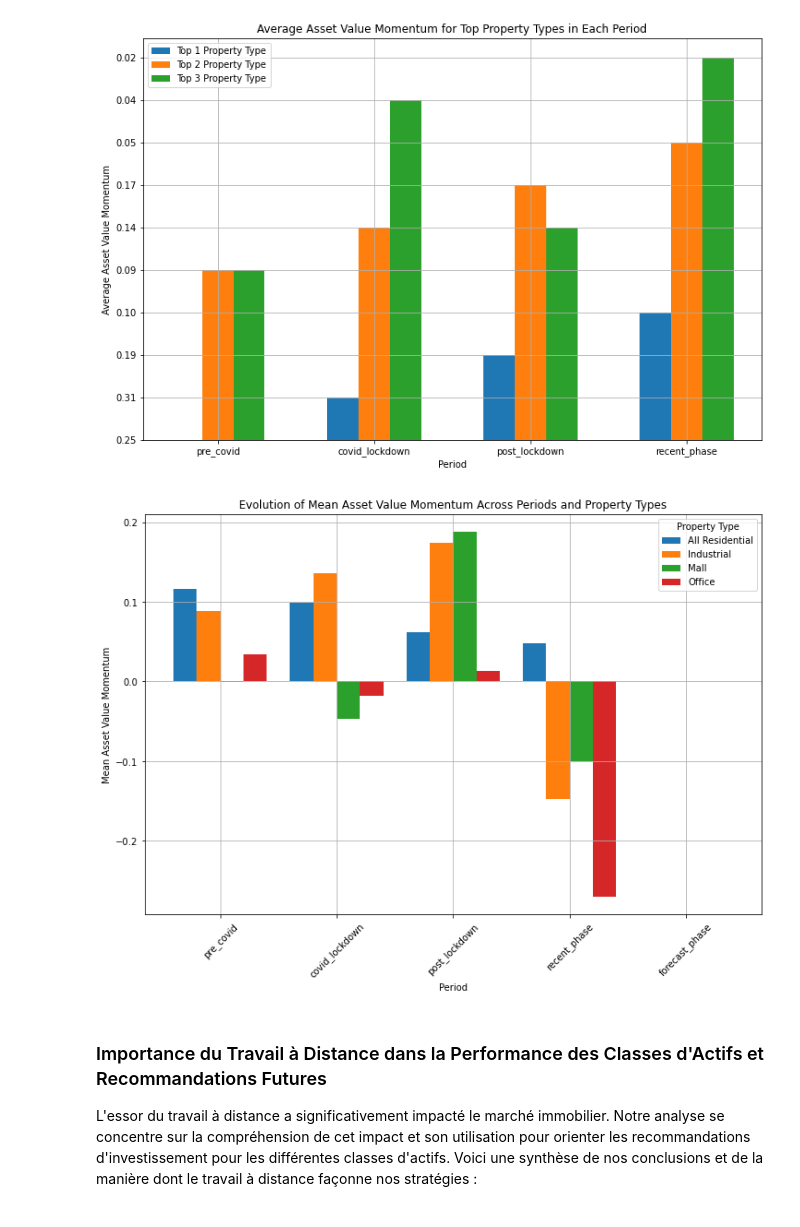
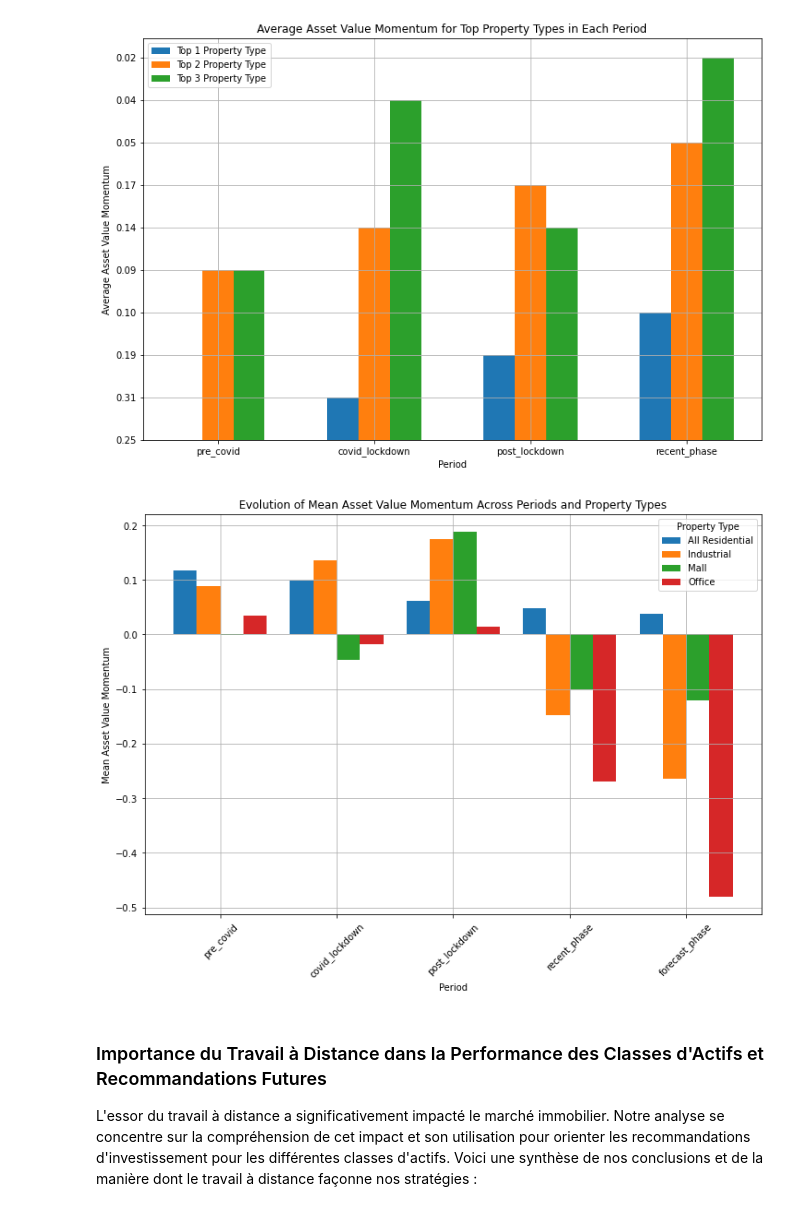
Before and after one commit to madysemega/JYM_I3C, a Jupyter notebook: analysis_and_recommendations.ipynb, the cells around one changed output. Saved outputs shown, nothing was run; the diff lists cells and outputs as text; code cells hidden in the pictures.

```diff
--- a/analysis_and_recommendations.ipynb
+++ b/analysis_and_recommendations.ipynb
@@ -1226,7 +1226,7 @@ L'analyse finalisée offrira une vue clairvoyante sur l'impact du travail à dis
 import pandas as pd
 
 # Loading the data
-housing_data = HousingData('housing')
+housing_data = HousingData('/home/ubuntu/JYM_I3C/data/raw/housing')
 all_data = housing_data.load_cleansed_data()
 
 # Define the date ranges for the different periods
@@ -1544,7 +1544,7 @@ date_ranges = {
     "covid_lockdown": ("2020-03-01", "2021-12-31"),
     "post_lockdown": ("2022-01-01", "2022-12-31"),
     "recent_phase": ("2023-01-01", "2023-08-31"),
-    "forecate_phase": ("2023-09-30", "2025-12-31"),
+    "forecast_phase": ("2023-09-30", "2025-12-31"),
 }
 
 # Function to segment the data according to the defined periods
@@ -1577,34 +1577,34 @@ def calculate_mean_momentum(segmented_data, property_types):
             else:
                 property_data = data[data['Property_Type'] == property_type]
 
             mean_momentum_value = property_data['asset_value_momentum'].mean()
             period_data = period_data.append({'Period': period, 'Property Type': property_type,
                                               'Mean Asset Value Momentum': mean_momentum_value}, ignore_index=True)
 
         mean_momentum = pd.concat([mean_momentum, period_data])
     return mean_momentum
 
 # Define property types to analyze, including 'All Residential'
 property_types = ['Mall', 'Office', 'Industrial', 'All Residential']
 
 # Calculate mean asset value momentum for each period and property type
 mean_momentum_data = calculate_mean_momentum(segmented_data, property_types)
 
 # Pivot the data for plotting
 pivot_data = mean_momentum_data.pivot(index='Period', columns='Property Type', values='Mean Asset Value Momentum').reindex(['pre_covid', 'covid_lockdown', 'post_lockdown', 'recent_phase', 'forecast_phase'])
 
 # Plotting
 plt.figure(figsize=(12, 8))
 pivot_data.plot(kind='bar', width=0.8, ax=plt.gca())
 plt.xlabel('Period')
 plt.ylabel('Mean Asset Value Momentum')
 plt.title('Evolution of Mean Asset Value Momentum Across Periods and Property Types')
 plt.xticks(rotation=45)
 plt.grid(True)
 plt.legend(title='Property Type')
 plt.show()
 # %% [output]
-[figure, old version]
+[figure, new version]
 # %% [markdown]
 ### Importance du Travail à Distance dans la Performance des Classes d'Actifs et Recommandations Futures
 
```
Also changed, not shown: parts of 5 cells of this notebook.
